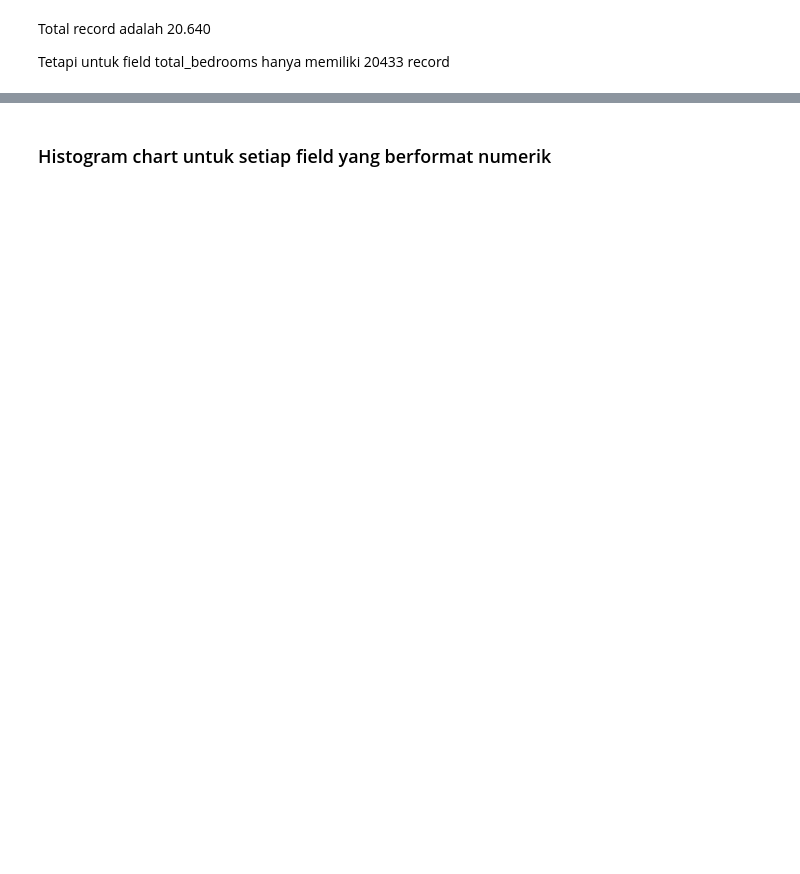
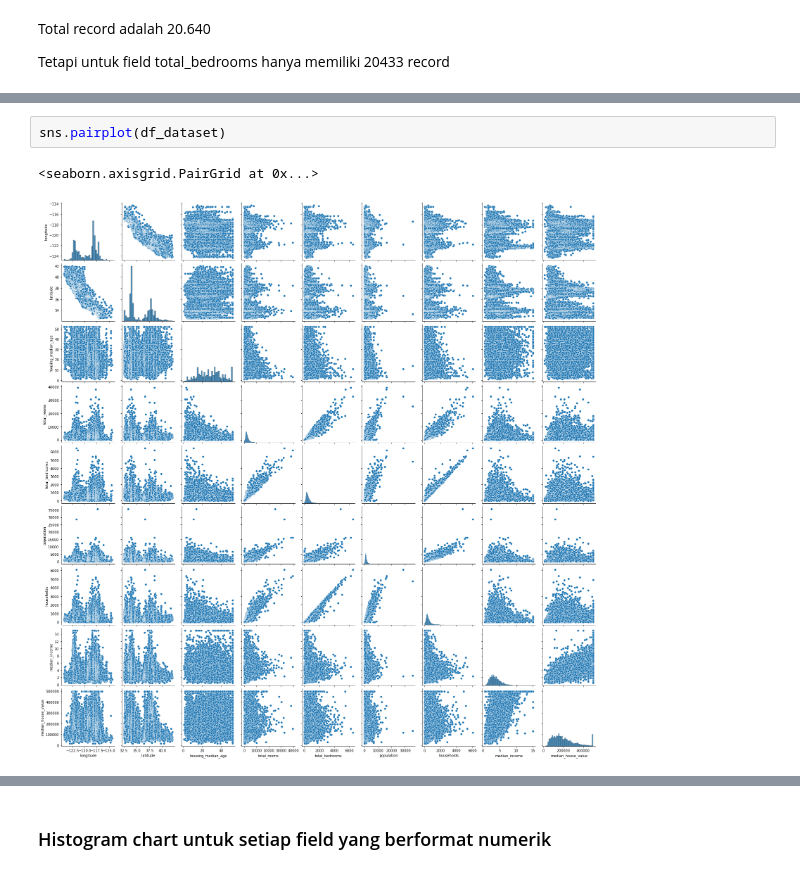
Before and after one commit to project303/Ngulik-Big-Data-dan-AI, a Jupyter notebook: Prediksi_Harga_Rumah_Menggunakan_Linear_Regression.ipynb, the cells around one changed output, grey strips where cells are left out. Saved outputs shown, nothing was run; the diff lists cells and outputs as text; blank space fills up the shorter version.

```diff
--- a/Prediksi_Harga_Rumah_Menggunakan_Linear_Regression.ipynb
+++ b/Prediksi_Harga_Rumah_Menggunakan_Linear_Regression.ipynb
@@ -104,0 +141,5 @@ Name: ocean_proximity, dtype: int64
+# %%
+sns.pairplot(df_dataset)
+# %% [output]
+<seaborn.axisgrid.PairGrid at 0x...>
+[figure, added]
```
Also changed, not shown: parts of 32 cells of this notebook.
